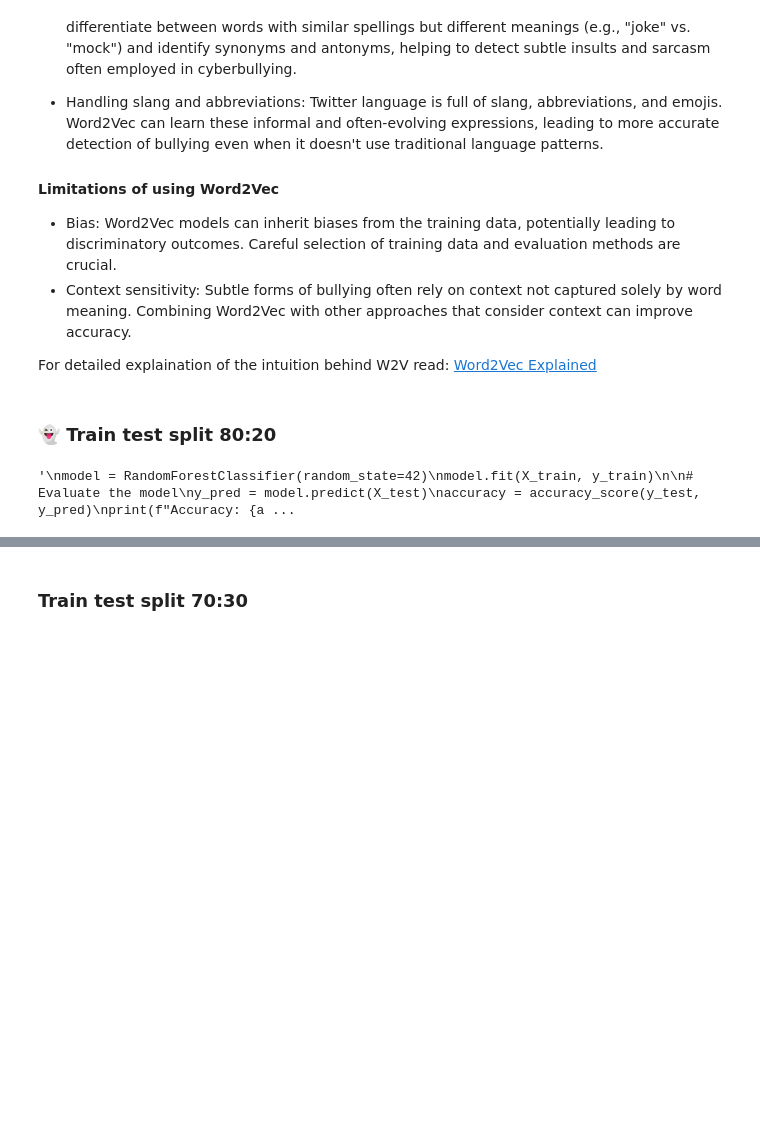
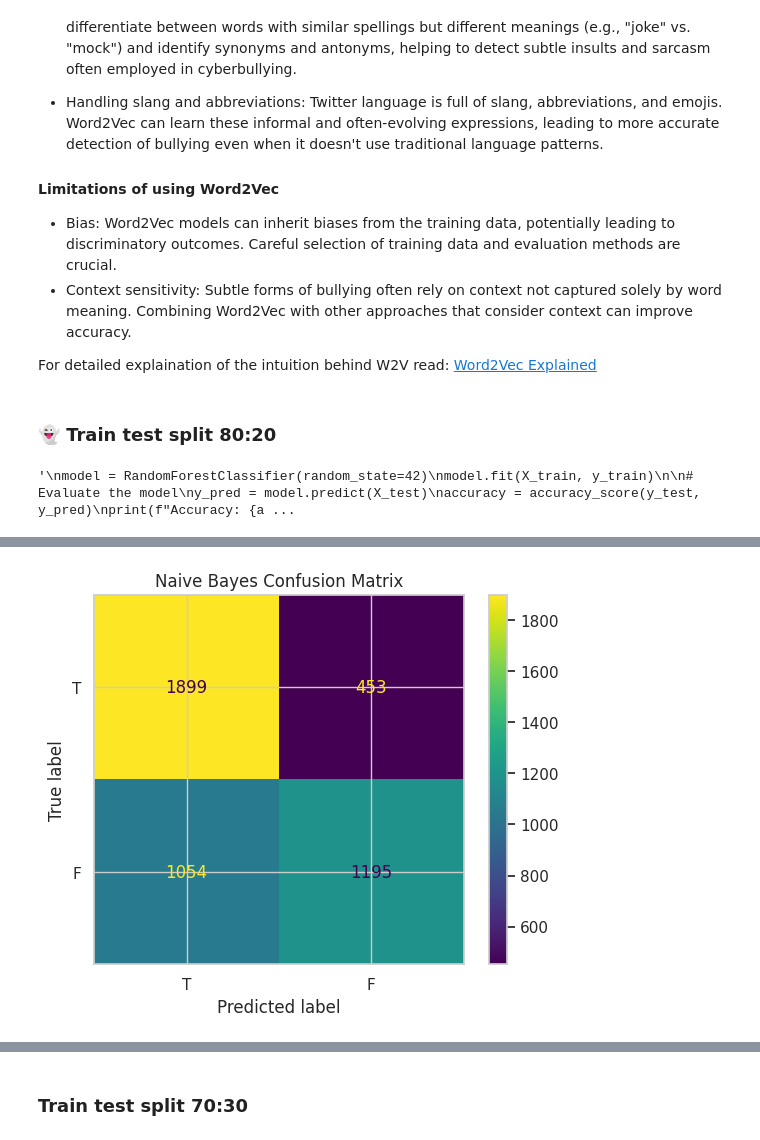
Before and after one commit to abdusalam7474/Contract_review_Nig, a Jupyter notebook: sentiment-analyis-ml-dl-dbert.ipynb, the cells around one changed output, grey strips where cells are left out. Saved outputs shown, nothing was run; the diff lists cells and outputs as text; code cells hidden in the pictures; blank space fills up the shorter version.

```diff
--- a/sentiment-analyis-ml-dl-dbert.ipynb
+++ b/sentiment-analyis-ml-dl-dbert.ipynb
@@ -812,0 +837,10 @@ results_df.head()
+# %%
+from sklearn.metrics import ConfusionMatrixDisplay
+class_labels = ["T","F"]
+disp = ConfusionMatrixDisplay(confusion_matrix=CMs["Naive Bayes"], display_labels=class_labels)
+disp.plot()
+plt.title("Naive Bayes Confusion Matrix")
+plt.savefig("Naive Bayes Confusion Matrix")
+plt.show()
+# %% [output]
+[figure, added]
```
Also changed, not shown: parts of 32 cells of this notebook.
